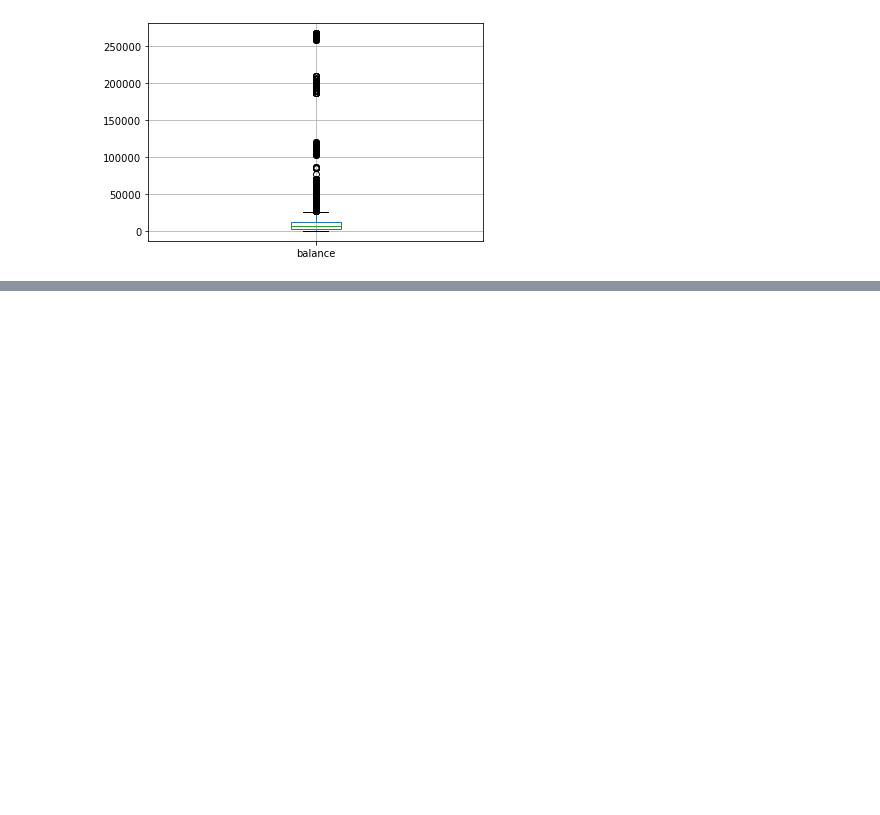
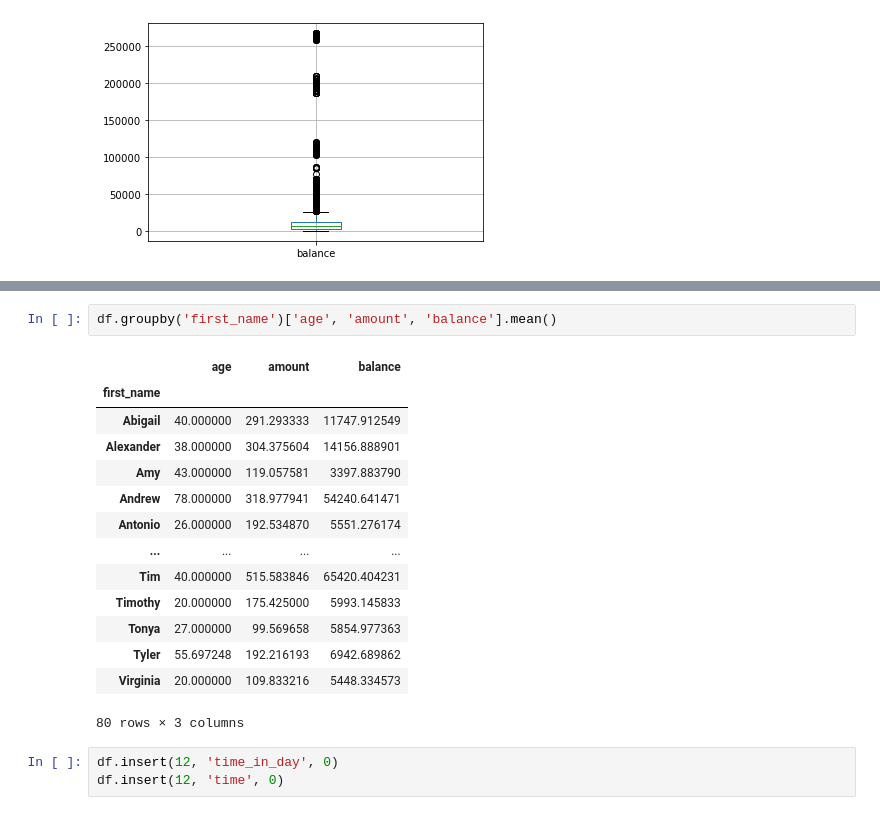
Before and after one commit to ozerm/ANZ, a Jupyter notebook: Untitled.ipynb, the cells around one changed output, grey strips where cells are left out. Cells and saved outputs as stored; diff of their text form; blank space fills up the shorter version.

```diff
--- a/Untitled.ipynb
+++ b/Untitled.ipynb
@@ -314,0 +368,20 @@ df.boxplot('balance')
+# %%
+df.groupby('first_name')['age', 'amount', 'balance'].mean()
+# %% [output]
+|  | age | amount | balance |
+| first_name |  |  |  |
+| Abigail | 40.000000 | 291.293333 | 11747.912549 |
+| Alexander | 38.000000 | 304.375604 | 14156.888901 |
+| Amy | 43.000000 | 119.057581 | 3397.883790 |
+| Andrew | 78.000000 | 318.977941 | 54240.641471 |
+| Antonio | 26.000000 | 192.534870 | 5551.276174 |
+| ... | ... | ... | ... |
+| Tim | 40.000000 | 515.583846 | 65420.404231 |
+| Timothy | 20.000000 | 175.425000 | 5993.145833 |
+| Tonya | 27.000000 | 99.569658 | 5854.977363 |
+| Tyler | 55.697248 | 192.216193 | 6942.689862 |
+| Virginia | 20.000000 | 109.833216 | 5448.334573 |
+80 rows × 3 columns
+# %%
+df.insert(12, 'time_in_day', 0)
+df.insert(12, 'time', 0)
```
Also changed, not shown: parts of 22 cells of this notebook.
